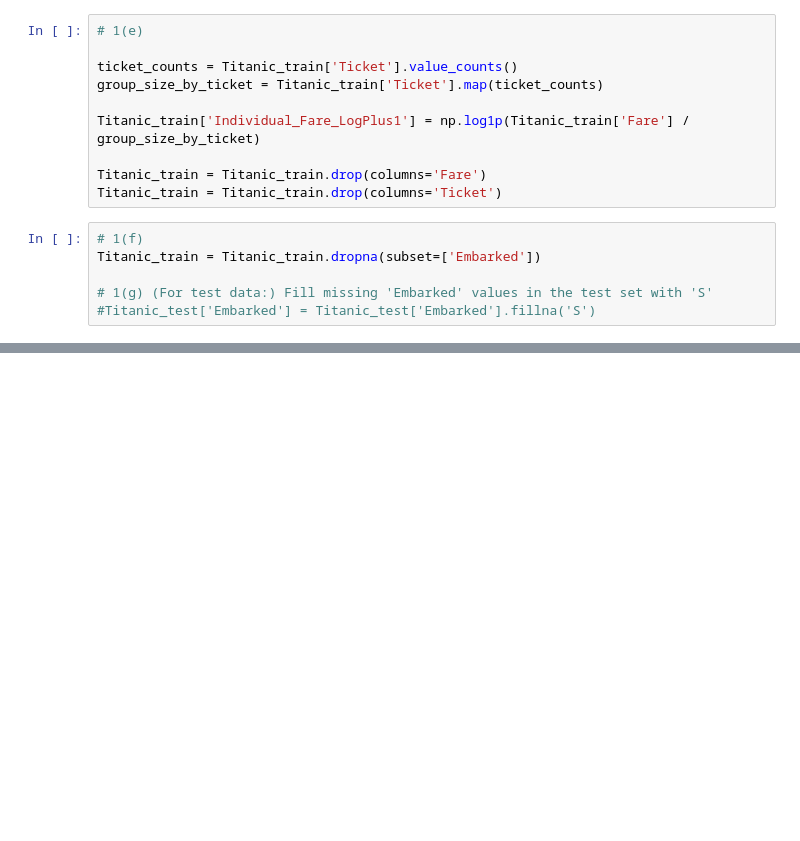
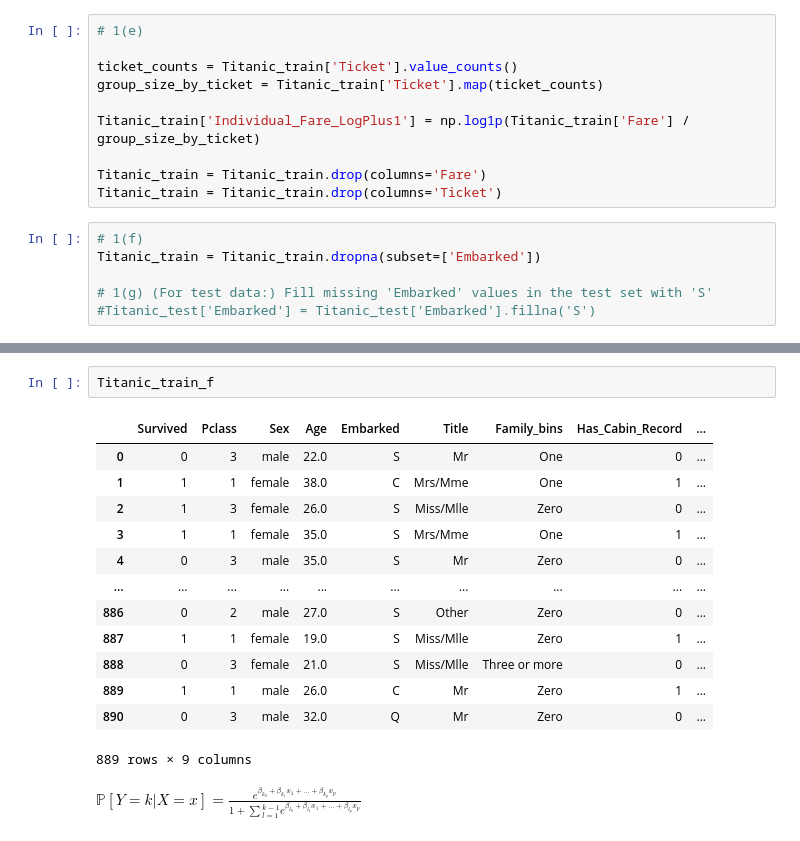
Before and after one commit to Mescoman/Titanic_Kaggle, a Jupyter notebook: Titanic_Notebook_EDA_cleaner.ipynb, the cells around one changed output, grey strips where cells are left out. Cells and saved outputs as stored; diff of their text form; blank space fills up the shorter version.

```diff
--- a/Titanic_Notebook_EDA_cleaner.ipynb
+++ b/Titanic_Notebook_EDA_cleaner.ipynb
@@ -173,0 +255,18 @@ Titanic_train
+# %%
+Titanic_train_f
+# %% [output]
+|  | Survived | Pclass | Sex | Age | Embarked | Title | Family_bins | Has_Cabin_Record | ... |
+| 0 | 0 | 3 | male | 22.0 | S | Mr | One | 0 | ... |
+| 1 | 1 | 1 | female | 38.0 | C | Mrs/Mme | One | 1 | ... |
+| 2 | 1 | 3 | female | 26.0 | S | Miss/Mlle | Zero | 0 | ... |
+| 3 | 1 | 1 | female | 35.0 | S | Mrs/Mme | One | 1 | ... |
+| 4 | 0 | 3 | male | 35.0 | S | Mr | Zero | 0 | ... |
+| ... | ... | ... | ... | ... | ... | ... | ... | ... | ... |
+| 886 | 0 | 2 | male | 27.0 | S | Other | Zero | 0 | ... |
+| 887 | 1 | 1 | female | 19.0 | S | Miss/Mlle | Zero | 1 | ... |
+| 888 | 0 | 3 | female | 21.0 | S | Miss/Mlle | Three or more | 0 | ... |
+| 889 | 1 | 1 | male | 26.0 | C | Mr | Zero | 1 | ... |
+| 890 | 0 | 3 | male | 32.0 | Q | Mr | Zero | 0 | ... |
+889 rows × 9 columns
+# %% [markdown]
+$\mathbb{P} [Y = k | X = x ] = \frac{e^{\beta_{k_0} + \beta_{k_1} x_1 + ... + \beta_{k_p} x_p}}{1 + \sum{^{k-1}_{l=1} e^{\beta_{l_0} + \beta_{l_1} x_1 + ... + \beta_{l_p} x_p}}}$
```
Also changed, not shown: parts of 8 cells of this notebook.
